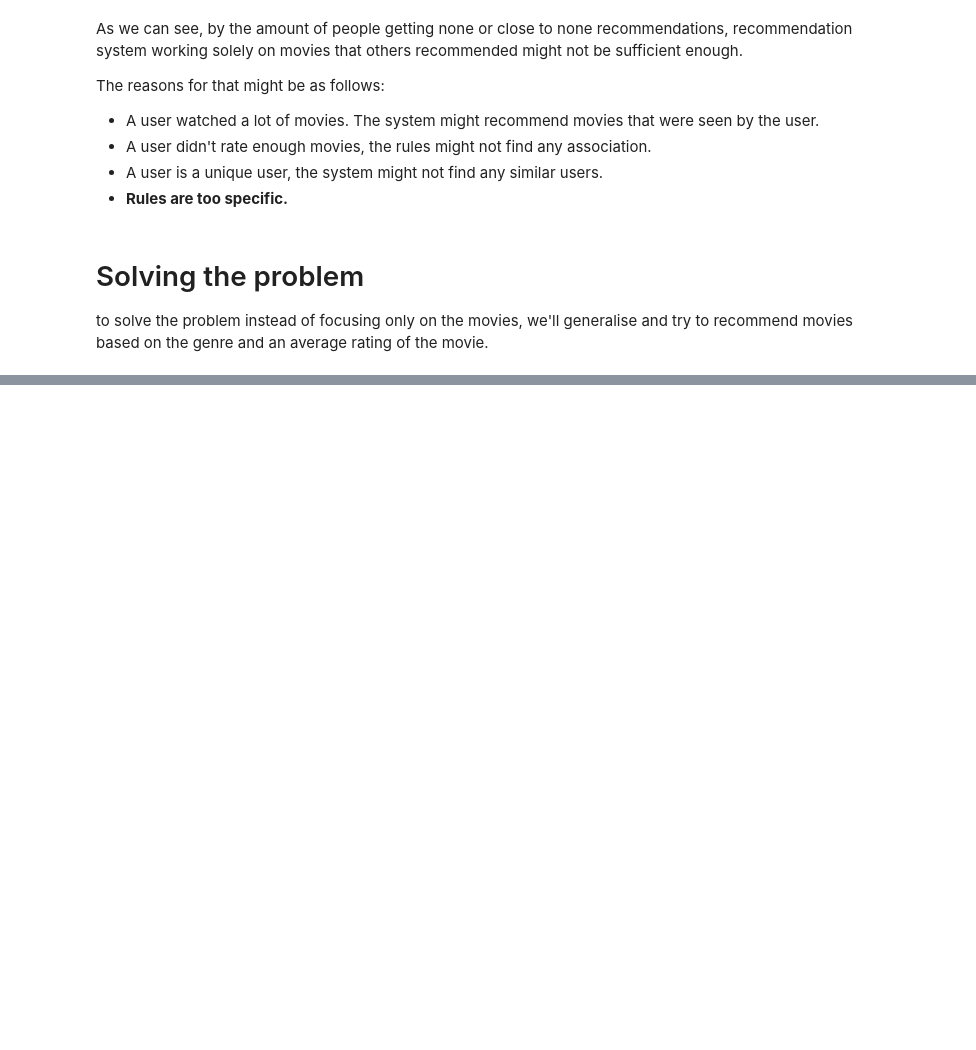
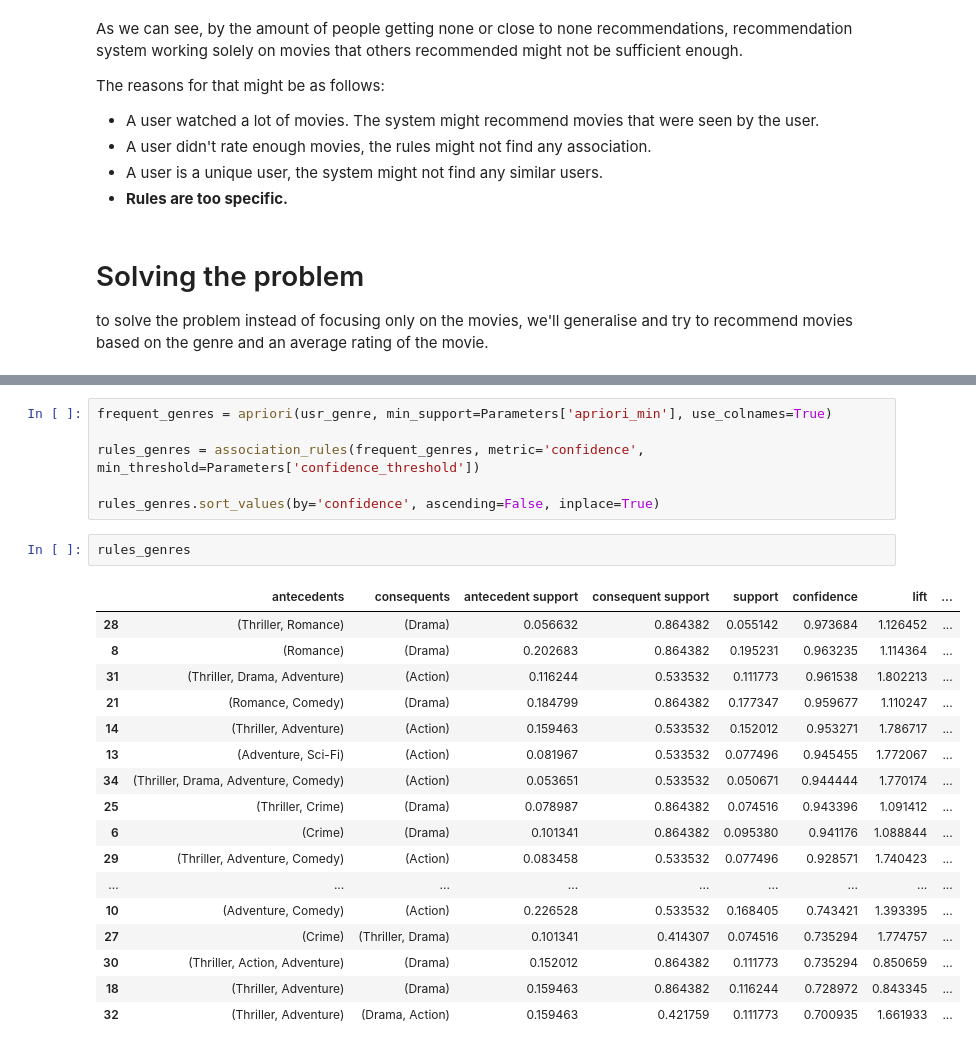
Before and after one commit to SamuelJanas/MovieReco, a Jupyter notebook: MovieReco.ipynb, the cells around one changed output, grey strips where cells are left out. Saved outputs shown, nothing was run; the diff lists cells and outputs as text; blank space fills up the shorter version.

```diff
--- a/MovieReco.ipynb
+++ b/MovieReco.ipynb
@@ -218,0 +280,26 @@ to solve the problem instead of focusing only on the movies, we'll generalise an
+# %%
+frequent_genres = apriori(usr_genre, min_support=Parameters['apriori_min'], use_colnames=True)
+
+rules_genres = association_rules(frequent_genres, metric='confidence', min_threshold=Parameters['confidence_threshold'])
+
+rules_genres.sort_values(by='confidence', ascending=False, inplace=True)
+# %%
+rules_genres
+# %% [output]
+|  | antecedents | consequents | antecedent support | consequent support | support | confidence | lift | ... |
+| 28 | (Thriller, Romance) | (Drama) | 0.056632 | 0.864382 | 0.055142 | 0.973684 | 1.126452 | ... |
+| 8 | (Romance) | (Drama) | 0.202683 | 0.864382 | 0.195231 | 0.963235 | 1.114364 | ... |
+| 31 | (Thriller, Drama, Adventure) | (Action) | 0.116244 | 0.533532 | 0.111773 | 0.961538 | 1.802213 | ... |
+| 21 | (Romance, Comedy) | (Drama) | 0.184799 | 0.864382 | 0.177347 | 0.959677 | 1.110247 | ... |
+| 14 | (Thriller, Adventure) | (Action) | 0.159463 | 0.533532 | 0.152012 | 0.953271 | 1.786717 | ... |
+| 13 | (Adventure, Sci-Fi) | (Action) | 0.081967 | 0.533532 | 0.077496 | 0.945455 | 1.772067 | ... |
+| 34 | (Thriller, Drama, Adventure, Comedy) | (Action) | 0.053651 | 0.533532 | 0.050671 | 0.944444 | 1.770174 | ... |
+| 25 | (Thriller, Crime) | (Drama) | 0.078987 | 0.864382 | 0.074516 | 0.943396 | 1.091412 | ... |
+| 6 | (Crime) | (Drama) | 0.101341 | 0.864382 | 0.095380 | 0.941176 | 1.088844 | ... |
+| 29 | (Thriller, Adventure, Comedy) | (Action) | 0.083458 | 0.533532 | 0.077496 | 0.928571 | 1.740423 | ... |
+| ... | ... | ... | ... | ... | ... | ... | ... | ... |
+| 10 | (Adventure, Comedy) | (Action) | 0.226528 | 0.533532 | 0.168405 | 0.743421 | 1.393395 | ... |
+| 27 | (Crime) | (Thriller, Drama) | 0.101341 | 0.414307 | 0.074516 | 0.735294 | 1.774757 | ... |
+| 30 | (Thriller, Action, Adventure) | (Drama) | 0.152012 | 0.864382 | 0.111773 | 0.735294 | 0.850659 | ... |
+| 18 | (Thriller, Adventure) | (Drama) | 0.159463 | 0.864382 | 0.116244 | 0.728972 | 0.843345 | ... |
+| 32 | (Thriller, Adventure) | (Drama, Action) | 0.159463 | 0.421759 | 0.111773 | 0.700935 | 1.661933 | ... |
```
Also changed, not shown: parts of 17 cells of this notebook, 1 other file.
